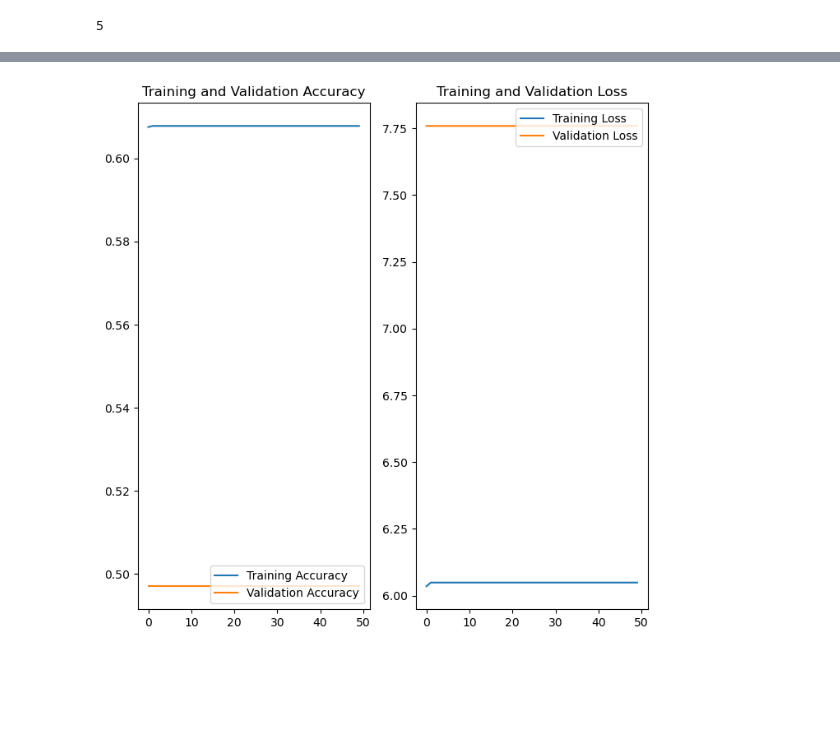
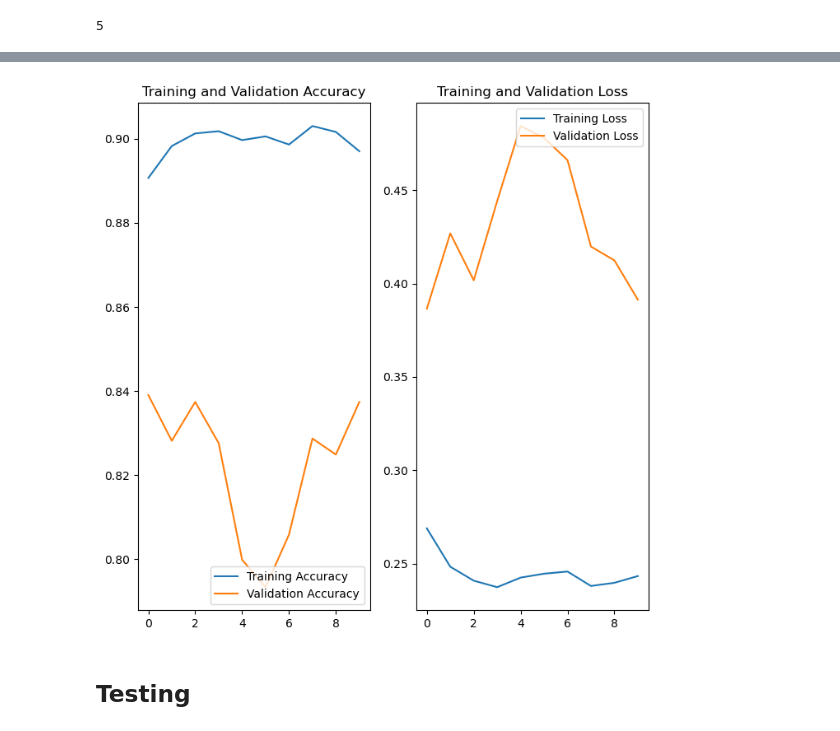
Before and after one commit to s3848792/MachineLearningA2, a Jupyter notebook: A2_Code_Bill.ipynb, the cells around one changed output, grey strips where cells are left out. Saved outputs shown, nothing was run; the diff lists cells and outputs as text; code cells hidden in the pictures; blank space fills up the shorter version.

```diff
--- a/A2_Code_Bill.ipynb
+++ b/A2_Code_Bill.ipynb
@@ -138,0 +281,6 @@ tf.keras.utils.plot_model(model, show_shapes=True)
+# %%
+model.compile(optimizer = 'adam',
+              loss=tf.keras.losses.BinaryCrossentropy(from_logits=False),
+              metrics=[tf.keras.metrics.BinaryAccuracy()])
+
+history = model.fit(train_generator, validation_data = validation_generator, epochs=EPOCHS)
@@ -138,0 +374,18 @@ tf.keras.utils.plot_model(model, show_shapes=True)
+# %%
+train_gen = ImageDataGenerator(rescale=1./255,
+                               rotation_range=40,
+                               width_shift_range=0.2,
+                               height_shift_range=0.2,
+                               shear_range=0.2,
+                               zoom_range=0.2,
+                               horizontal_flip=True,
+                               data_format='channels_last')
+
+train_generator = train_gen.flow_from_dataframe(
+        dataframe=train,
+        directory='./Image_classification_data/patch_images',
+        x_col="ImageName",
+        y_col="isCancerous",
+        target_size=(27, 27),
+        batch_size=BATCH_SIZE,
+        class_mode='binary')
@@ -139,6 +394,9 @@ tf.keras.utils.plot_model(model, show_shapes=True)
 # %%
+model.compile(optimizer = 'adam',
 # from keras.optimizers import SGD
-# opt = SGD(learning_rate=0.01)
-model.compile(optimizer = 'Adam',
-              loss=tf.keras.losses.BinaryCrossentropy(from_logits=True),
+# opt = SGD(learning_rate=0.001)
+# model.compile(optimizer = opt,
+              loss=tf.keras.losses.BinaryCrossentropy(from_logits=False),
               metrics=[tf.keras.metrics.BinaryAccuracy()])
+
+history = model.fit(train_generator, validation_data = validation_generator, epochs=EPOCHS)
@@ -177,2 +423,0 @@ Found 1839 validated image filenames belonging to 2 classes.
-# %%
-history = model.fit(train_generator, validation_data = validation_generator, epochs=50)
@@ -198,25 +424,27 @@ Epoch 50/50
 # %%
 acc = history.history['binary_accuracy']
 val_acc = history.history['val_binary_accuracy']
 
 loss = history.history['loss']
 val_loss = history.history['val_loss']
 
-epochs_range = range(50)
+epochs_range = range(EPOCHS)
 
 plt.figure(figsize=(8, 8))
 plt.subplot(1, 2, 1)
 plt.plot(epochs_range, acc, label='Training Accuracy')
 plt.plot(epochs_range, val_acc, label='Validation Accuracy')
 plt.legend(loc='lower right')
 plt.title('Training and Validation Accuracy')
 
 plt.subplot(1, 2, 2)
 
 plt.plot(epochs_range, loss, label='Training Loss')
 plt.plot(epochs_range, val_loss, label='Validation Loss')
 plt.legend(loc='upper right')
 plt.title('Training and Validation Loss')
 plt.show()
 # %% [output]
-[figure, old version]
+[figure, new version]
+# %% [markdown]
+## Testing
```
Also changed, not shown: parts of 28 cells of this notebook, 2 other files.
